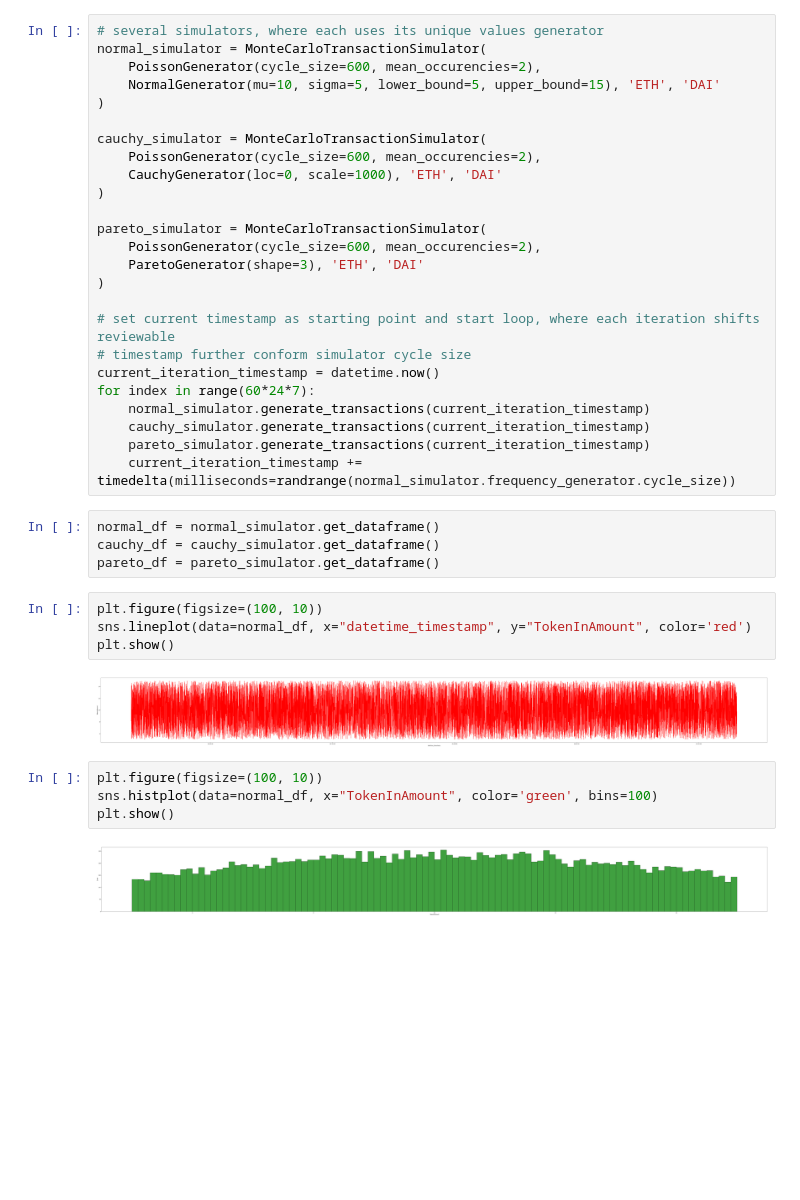
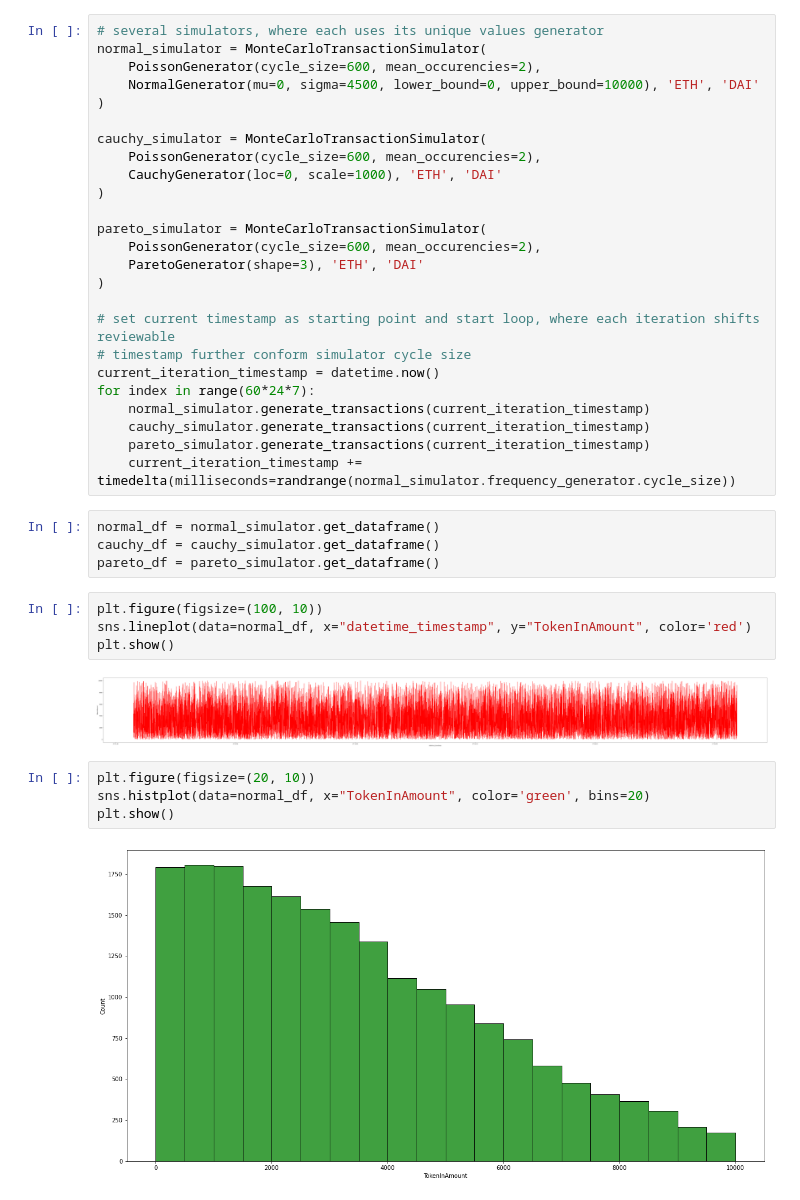
Before and after one commit to IX-Swap/data-science, a Jupyter notebook: Monte_carlo_versions.ipynb, the cells around one changed output. Drawn from its saved outputs; the diff is of its cells as text; blank space fills up the shorter version.

```diff
--- a/Monte_carlo_versions.ipynb
+++ b/Monte_carlo_versions.ipynb
@@ -894,7 +894,7 @@ class MonteCarloTransactionSimulator:
 # several simulators, where each uses its unique values generator
 normal_simulator = MonteCarloTransactionSimulator(
     PoissonGenerator(cycle_size=600, mean_occurencies=2),
-    NormalGenerator(mu=10, sigma=5, lower_bound=5, upper_bound=15), 'ETH', 'DAI'
+    NormalGenerator(mu=0, sigma=4500, lower_bound=0, upper_bound=10000), 'ETH', 'DAI'
 )
 
 cauchy_simulator = MonteCarloTransactionSimulator(
@@ -924,11 +924,11 @@ plt.figure(figsize=(100, 10))
 sns.lineplot(data=normal_df, x="datetime_timestamp", y="TokenInAmount", color='red')
 plt.show()
 # %% [output]
-[figure, old version]
+[figure, new version]
 # %%
-plt.figure(figsize=(100, 10))
-sns.histplot(data=normal_df, x="TokenInAmount", color='green', bins=100)
+plt.figure(figsize=(20, 10))
+sns.histplot(data=normal_df, x="TokenInAmount", color='green', bins=20)
 plt.show()
 # %% [output]
-[figure, old version]
+[figure, new version]
 # %%
```
Also changed, not shown: parts of 4 cells of this notebook, 2 other files.
